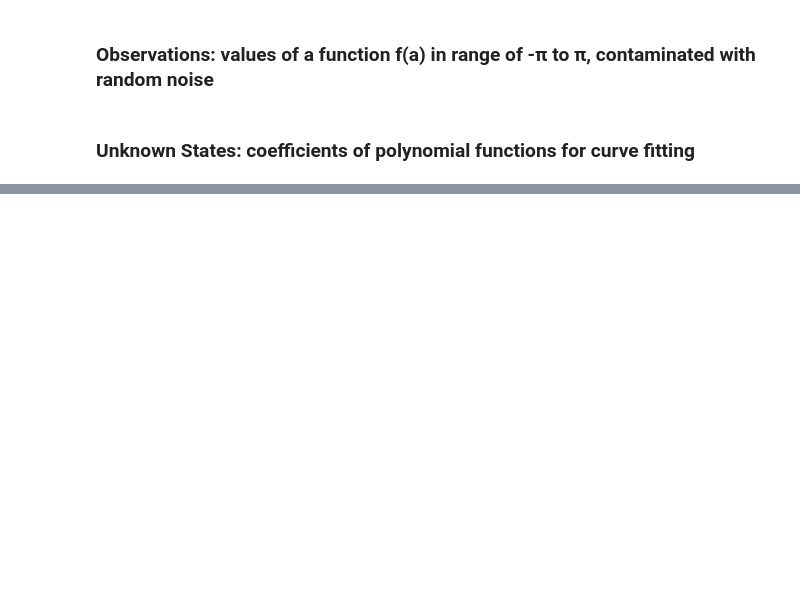
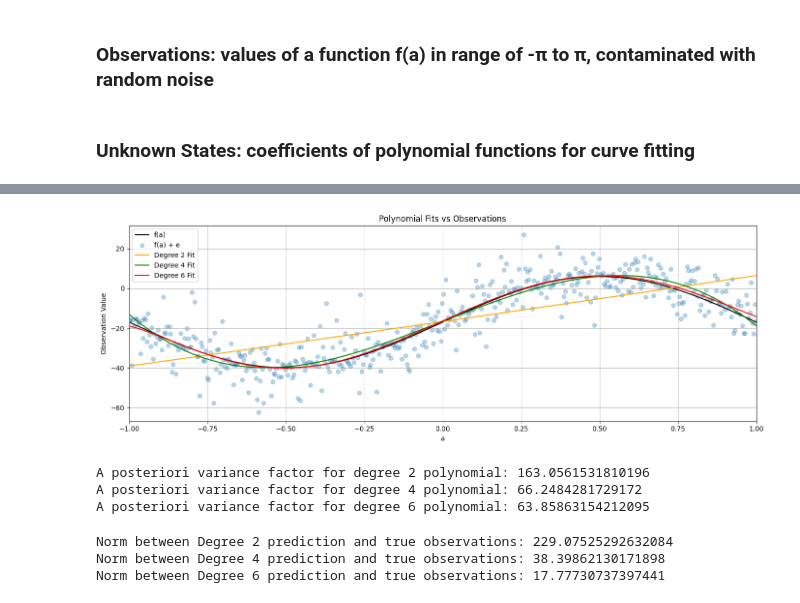
Before and after one commit to HemenSamadi/ENGG680_2025_Fall, a Jupyter notebook: Lab_Assignment1/StudentGradeManagementSystem.ipynb, the cells around one changed output, grey strips where cells are left out. Drawn from its saved outputs; the diff is of its cells as text; code cells hidden in the pictures; blank space fills up the shorter version.

```diff
--- a/Lab_Assignment1/StudentGradeManagementSystem.ipynb
+++ b/Lab_Assignment1/StudentGradeManagementSystem.ipynb
@@ -764,12 +764,12 @@ l_true = #...
 # step 3
 # define the number of observation n
 # (1 mark)
-n = #...
+n = len(df_data)
 
 # define the observation weight matrix P for LSE as identity matrix
 # identity weight matrix simply means the observations will be unweighted in the following LSE
 # (1 mark)
-P = #...
+P = np.identity(n)
 
 # define the range of function input(i.e., constants a), from start to end; and the numerical array of a
 start = -1* np.pi
@@ -824,39 +863,80 @@ def fit_polynomial_curve(a: np.ndarray, l: np.ndarray, P: np.ndarray, deg: int)
 # call the fit_polynomial_curve function and fetch the results
 # use polynomial degrees of: 2, 4, 6
 # (1 marks)
-# ...
+
+#Degree 2 polynomial fit
+x2, cov_x2, apv2, v2 = fit_polynomial_curve(a_values, l, P, deg=2)
+
+#Degree 4 polynomial fit
+x4, cov_x4, apv4, v4 = fit_polynomial_curve(a_values, l, P, deg=4)
+
+#Degree 6 polynomial fit
+x6, cov_x6, apv6, v6 = fit_polynomial_curve(a_values, l, P, deg=6)
 # %%
 # step 7
 # use the estimated coefficients x and constants array a, construct polynomial functions for each degree
 # hint: use polyval function from numpy library (check input argument carefully)
 # (1 marks)
 
-quadratic_uw = #...
-quartic_uw = #...
-hexic_uw = #...
+quadratic_uw = np.polyval(x2[::-1], a_values)
+quartic_uw = np.polyval(x4[::-1], a_values)
+hexic_uw = np.polyval(x6[::-1], a_values)
 # %%
 # step 8
 # use the matplotlib to plot each polynomial function, noisy observations l, true observations l_true, together in one single figure
 # for the polynomials of line, cubic and quintic, use color of orange, green and red respectively.
 # (2 marks)
 
 fig, ax = plt.subplots(nrows=1, ncols=1, figsize=(14, 5))
-# ...
 
+# Plot true observations
+ax.plot(a_values, l_true, color='k', label='f(a)')
 
+# Scatter plot for noisy observations
+ax.scatter(a_values, l, color='tab:blue', marker='o', alpha=0.3, label='f(a) + e')
+
+# Plot polynomial fits
+ax.plot(a_values, quadratic_uw, color='orange', label='Degree 2 Fit')
+ax.plot(a_values, quartic_uw, color='green', label='Degree 4 Fit')
+ax.plot(a_values, hexic_uw, color='red', label='Degree 6 Fit')
+
+# Axis labels and title
+ax.set_xlabel('a')
+ax.set_ylabel('Observation Value')
+ax.set_title('Polynomial Fits vs Observations')
+
+# Set x-axis range
+ax.set_xlim(-1, 1)
+
+# Add legend and grid
+ax.legend(loc='upper left')
 ax.grid(True, which='both',ls='-',color='0.65')
 
 fig.tight_layout()
+# %% [output]
+[figure, added]
 # %%
 # step 9
 # print the a posterier variance factor for each polynomial function
 # (3 marks)
-# ...
+print("A posteriori variance factor for degree 2 polynomial:", apv2)
+print("A posteriori variance factor for degree 4 polynomial:", apv4)
+print("A posteriori variance factor for degree 6 polynomial:", apv6)
+# %% [output]
+A posteriori variance factor for degree 2 polynomial: 163.0561531810196
+A posteriori variance factor for degree 4 polynomial: 66.2484281729172
+A posteriori variance factor for degree 6 polynomial: 63.85863154212095
 # %%
 # step 10
 # compute and print the norm between the predicted observations (output from each polynomial function) and the true observations
 # (3 marks)
-# ...
+print("Norm between Degree 2 prediction and true observations:", np.linalg.norm(quadratic_uw - l_true))
+print("Norm between Degree 4 prediction and true observations:", np.linalg.norm(quartic_uw - l_true))
+print("Norm between Degree 6 prediction and true observations:", np.linalg.norm(hexic_uw - l_true))
+# %% [output]
+Norm between Degree 2 prediction and true observations: 229.07525292632084
+Norm between Degree 4 prediction and true observations: 38.39862130171898
+Norm between Degree 6 prediction and true observations: 17.77730737397441
 # %%
 # step 11
 # comment on the results of a posterier variance factor and norm, what pattern do you observe
```
Also changed, not shown: parts of 7 cells of this notebook.
